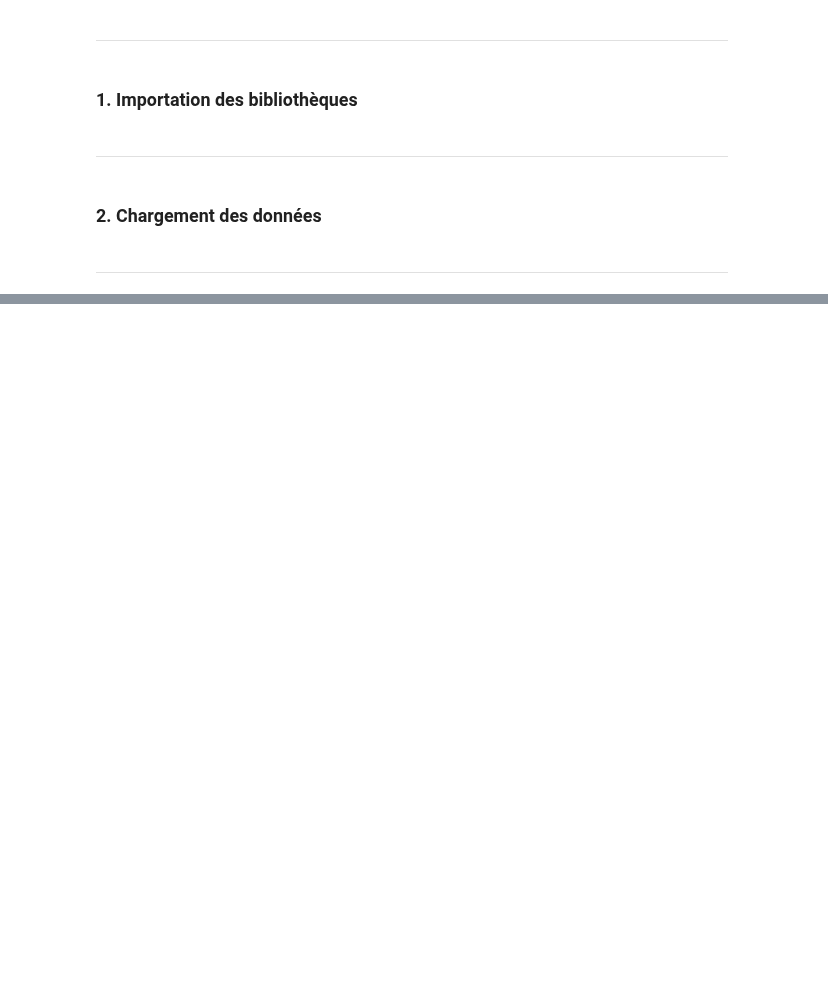
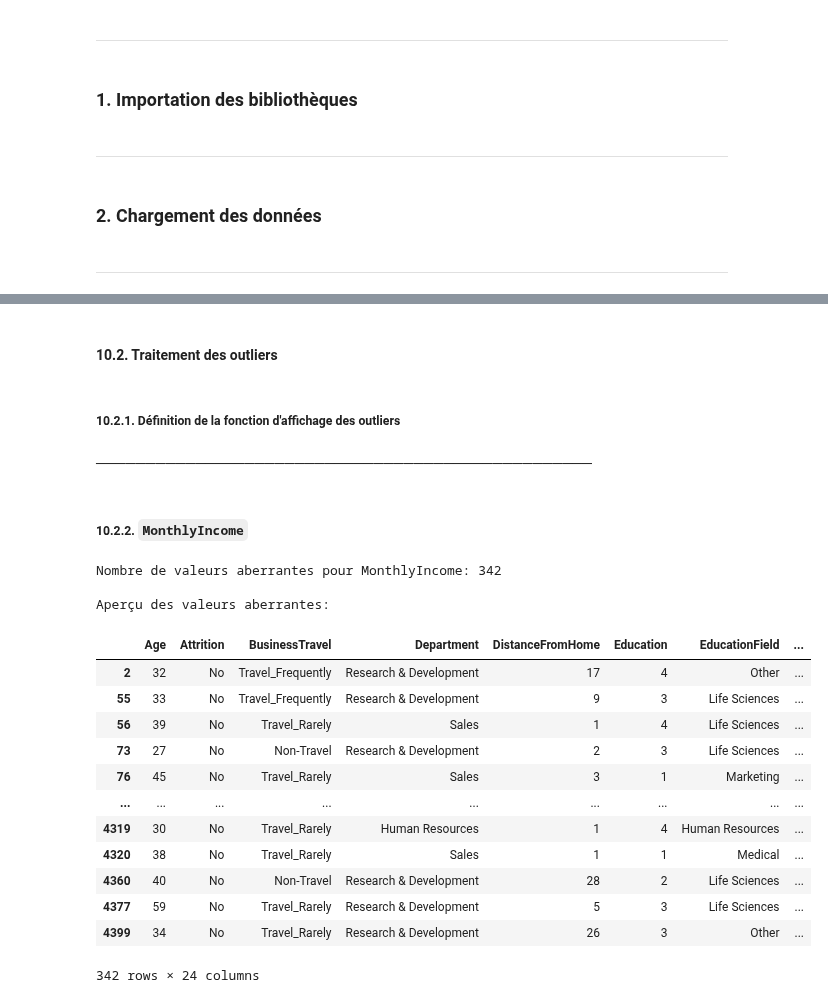
Before and after one commit to warren-gaure/projet-ia, a Jupyter notebook: notebooks/eda_general.ipynb, the cells around one changed output, grey strips where cells are left out. Cells and saved outputs as stored; diff of their text form; code cells hidden in the pictures; blank space fills up the shorter version.

```diff
--- a/notebooks/eda_general.ipynb
+++ b/notebooks/eda_general.ipynb
@@ -296,0 +405,41 @@ for column in numerical_columns:
+# %% [markdown]
+#### 10.2. Traitement des outliers
+# %% [markdown]
+##### 10.2.1. Définition de la fonction d'affichage des outliers
+# %%
+def outliersList(data, column, multiplier=1.5):
+    Q1 = data[column].quantile(0.25)
+    Q3 = data[column].quantile(0.75)
+    IQR = Q3 - Q1
+
+    lower_bound = Q1 - multiplier * IQR
+    upper_bound = Q3 + multiplier * IQR
+
+    return data[(data[column] < lower_bound) | (data[column] > upper_bound)]
+# %% [markdown]
+──────────────────────────────────────────────────
+# %% [markdown]
+##### 10.2.2. `MonthlyIncome`
+# %%
+outliers_monthly_income = outliersList(general_data, 'MonthlyIncome')
+
+print(f"Nombre de valeurs aberrantes pour MonthlyIncome: {len(outliers_monthly_income)}")
+print("\nAperçu des valeurs aberrantes:")
+display(outliers_monthly_income)
+# %% [output]
+Nombre de valeurs aberrantes pour MonthlyIncome: 342
+
+Aperçu des valeurs aberrantes:
+|  | Age | Attrition | BusinessTravel | Department | DistanceFromHome | Education | EducationField | ... |
+| 2 | 32 | No | Travel_Frequently | Research & Development | 17 | 4 | Other | ... |
+| 55 | 33 | No | Travel_Frequently | Research & Development | 9 | 3 | Life Sciences | ... |
+| 56 | 39 | No | Travel_Rarely | Sales | 1 | 4 | Life Sciences | ... |
+| 73 | 27 | No | Non-Travel | Research & Development | 2 | 3 | Life Sciences | ... |
+| 76 | 45 | No | Travel_Rarely | Sales | 3 | 1 | Marketing | ... |
+| ... | ... | ... | ... | ... | ... | ... | ... | ... |
+| 4319 | 30 | No | Travel_Rarely | Human Resources | 1 | 4 | Human Resources | ... |
+| 4320 | 38 | No | Travel_Rarely | Sales | 1 | 1 | Medical | ... |
+| 4360 | 40 | No | Non-Travel | Research & Development | 28 | 2 | Life Sciences | ... |
+| 4377 | 59 | No | Travel_Rarely | Research & Development | 5 | 3 | Life Sciences | ... |
+| 4399 | 34 | No | Travel_Rarely | Research & Development | 26 | 3 | Other | ... |
+342 rows × 24 columns
```
Also changed, not shown: parts of 104 cells of this notebook.
